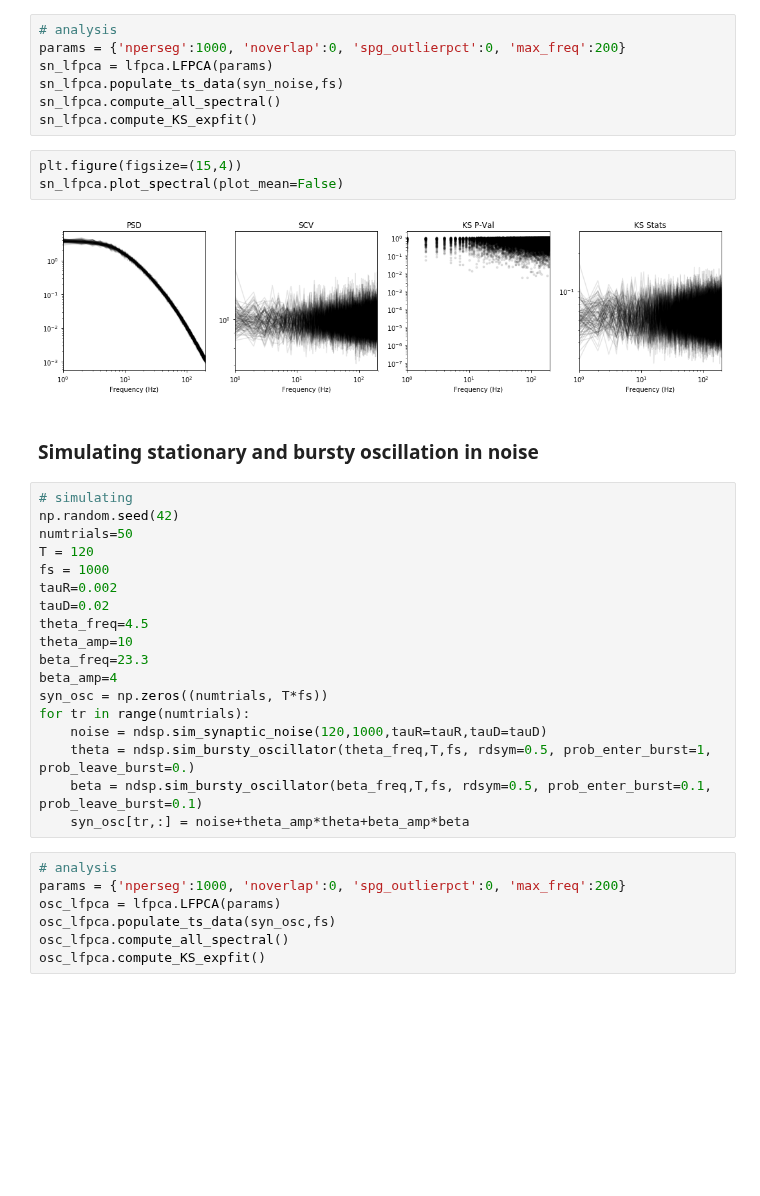
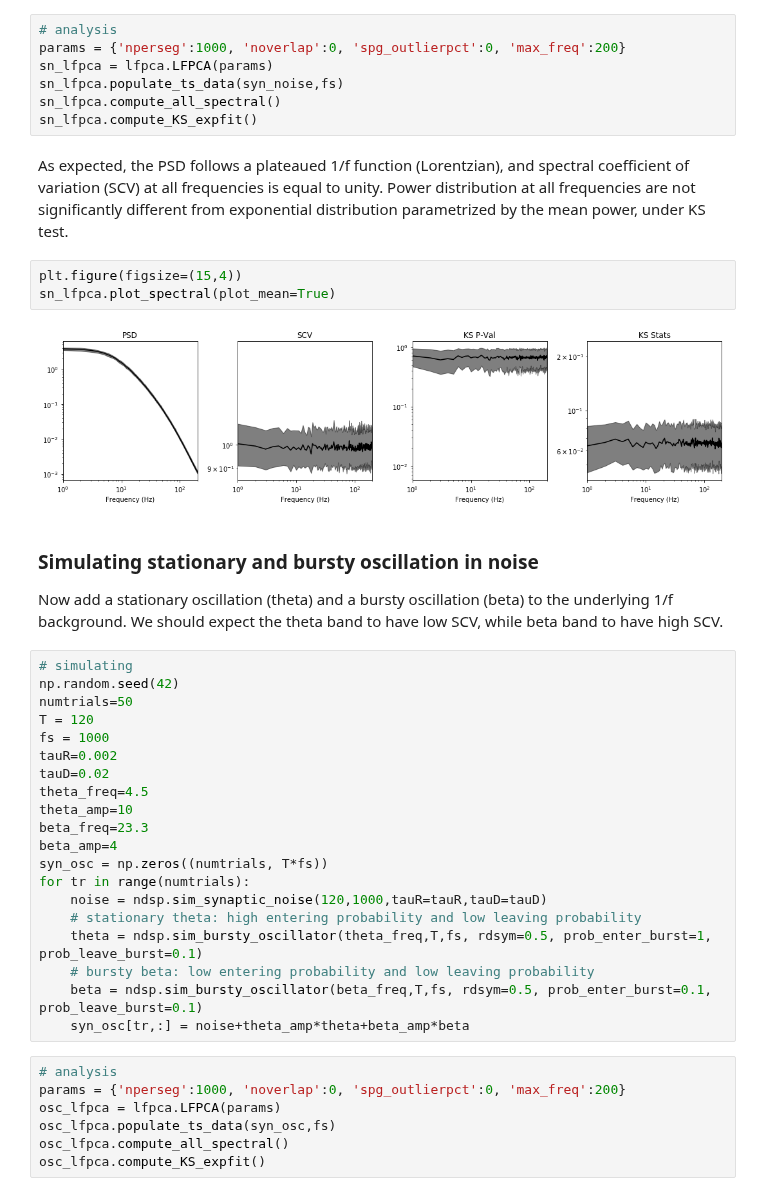
Before and after one commit to voytekresearch/SpectralCA, a Jupyter notebook: notebooks_analysis/noise_simulation.ipynb, the cells around one changed output. Drawn from its saved outputs; the diff is of its cells as text; blank space fills up the shorter version.

```diff
--- a/notebooks_analysis/noise_simulation.ipynb
+++ b/notebooks_analysis/noise_simulation.ipynb
@@ -32,13 +33,16 @@ sn_lfpca = lfpca.LFPCA(params)
 sn_lfpca.populate_ts_data(syn_noise,fs)
 sn_lfpca.compute_all_spectral()
 sn_lfpca.compute_KS_expfit()
+# %% [markdown]
+As expected, the PSD follows a plateaued 1/f function (Lorentzian), and spectral coefficient of variation (SCV) at all frequencies is equal to unity. Power distribution at all frequencies are not significantly different from exponential distribution parametrized by the mean power, under KS test.
 # %%
 plt.figure(figsize=(15,4))
-sn_lfpca.plot_spectral(plot_mean=False)
+sn_lfpca.plot_spectral(plot_mean=True)
 # %% [output]
-[figure, old version]
+[figure, new version]
-# %% [markdown]
-### Simulating stationary and bursty oscillation in noise
+# %% [markdown]
+### Simulating stationary and bursty oscillation in noise
+Now add a stationary oscillation (theta) and a bursty oscillation (beta) to the underlying 1/f background. We should expect the theta band to have low SCV, while beta band to have high SCV.
 # %%
 # simulating
 np.random.seed(42)
@@ -54,7 +58,9 @@ beta_amp=4
 syn_osc = np.zeros((numtrials, T*fs))
 for tr in range(numtrials):
     noise = ndsp.sim_synaptic_noise(120,1000,tauR=tauR,tauD=tauD)
-    theta = ndsp.sim_bursty_oscillator(theta_freq,T,fs, rdsym=0.5, prob_enter_burst=1, prob_leave_burst=0.)
+    # stationary theta: high entering probability and low leaving probability
+    theta = ndsp.sim_bursty_oscillator(theta_freq,T,fs, rdsym=0.5, prob_enter_burst=1, prob_leave_burst=0.1)
+    # bursty beta: low entering probability and low leaving probability
     beta = ndsp.sim_bursty_oscillator(beta_freq,T,fs, rdsym=0.5, prob_enter_burst=0.1, prob_leave_burst=0.1)
     syn_osc[tr,:] = noise+theta_amp*theta+beta_amp*beta
 # %%
```
Also changed, not shown: parts of 5 cells of this notebook, 2 other files.
